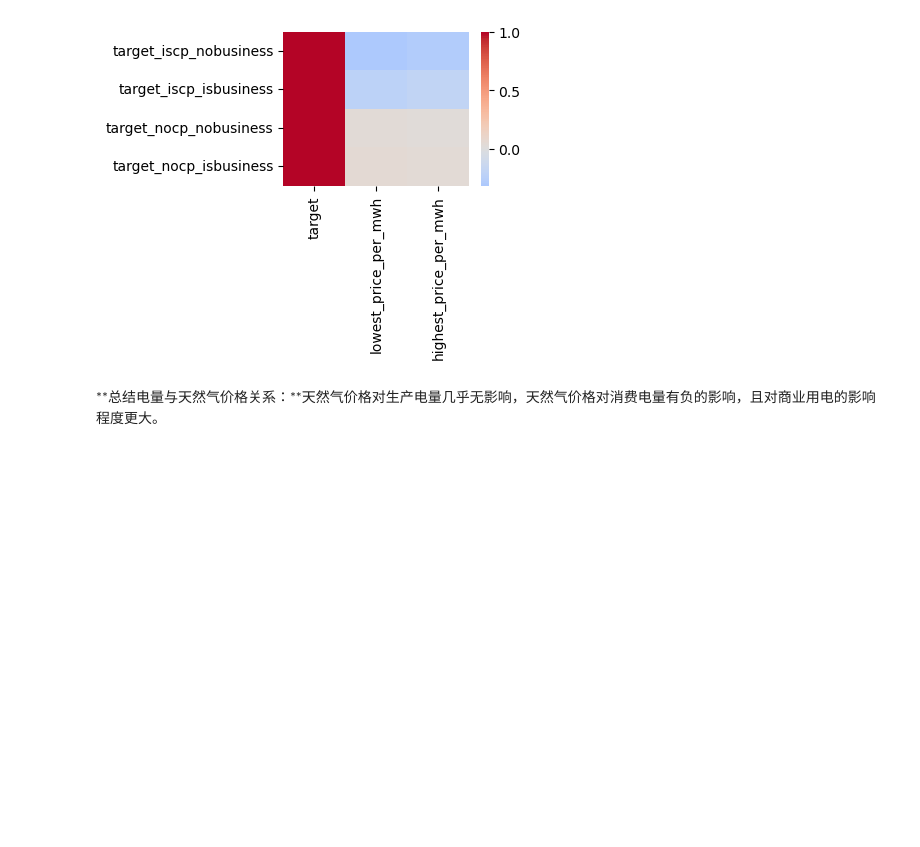
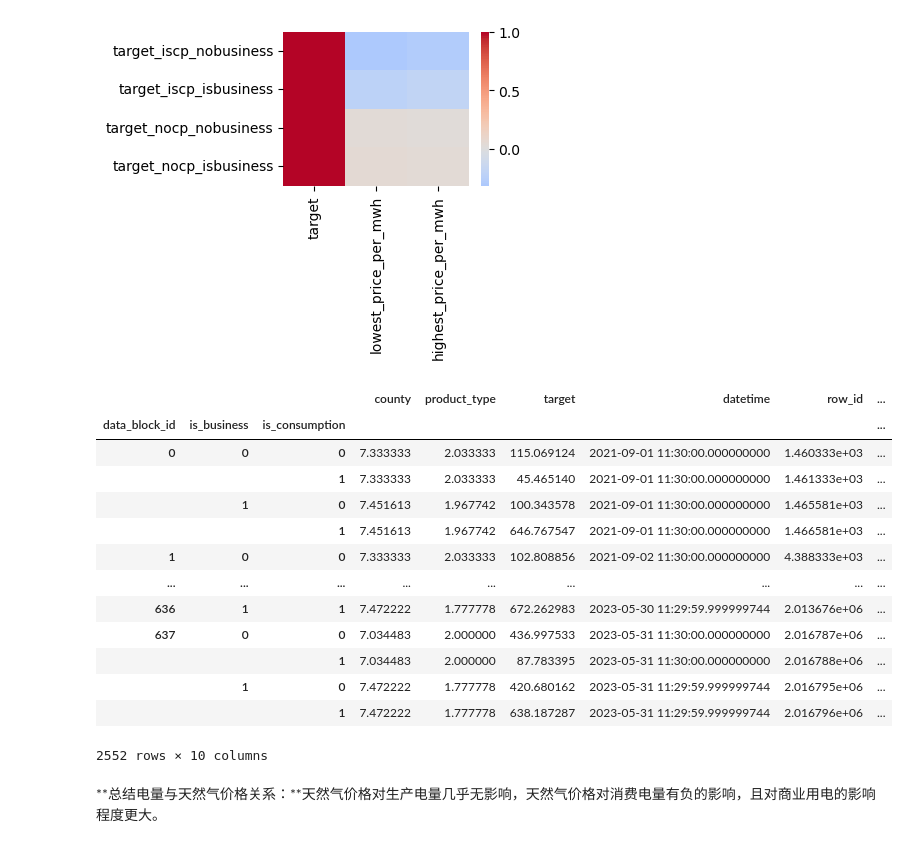
Before and after one commit to Accoutant/kaggle_competition, a Jupyter notebook: data_process/data_analysis_for_train.ipynb, the cells around one changed output. Cells and saved outputs as stored; diff of their text form; code cells hidden in the pictures; blank space fills up the shorter version.

```diff
--- a/data_process/data_analysis_for_train.ipynb
+++ b/data_process/data_analysis_for_train.ipynb
@@ -249,6 +249,24 @@ sns.heatmap(corr_data.T, cmap='coolwarm', center=0)
 # %% [output]
 <Axes: >
 [figure]
+# %%
+train_corr_gas = train.groupby(['data_block_id', 'is_business', 'is_consumption']).mean()
+train_corr_gas
+# %% [output]
+|  |  |  | county | product_type | target | datetime | row_id | ... |
+| data_block_id | is_business | is_consumption |  |  |  |  |  | ... |
+| 0 | 0 | 0 | 7.333333 | 2.033333 | 115.069124 | 2021-09-01 11:30:00.000000000 | 1.460333e+03 | ... |
+|  |  | 1 | 7.333333 | 2.033333 | 45.465140 | 2021-09-01 11:30:00.000000000 | 1.461333e+03 | ... |
+|  | 1 | 0 | 7.451613 | 1.967742 | 100.343578 | 2021-09-01 11:30:00.000000000 | 1.465581e+03 | ... |
+|  |  | 1 | 7.451613 | 1.967742 | 646.767547 | 2021-09-01 11:30:00.000000000 | 1.466581e+03 | ... |
+| 1 | 0 | 0 | 7.333333 | 2.033333 | 102.808856 | 2021-09-02 11:30:00.000000000 | 4.388333e+03 | ... |
+| ... | ... | ... | ... | ... | ... | ... | ... | ... |
+| 636 | 1 | 1 | 7.472222 | 1.777778 | 672.262983 | 2023-05-30 11:29:59.999999744 | 2.013676e+06 | ... |
+| 637 | 0 | 0 | 7.034483 | 2.000000 | 436.997533 | 2023-05-31 11:30:00.000000000 | 2.016787e+06 | ... |
+|  |  | 1 | 7.034483 | 2.000000 | 87.783395 | 2023-05-31 11:30:00.000000000 | 2.016788e+06 | ... |
+|  | 1 | 0 | 7.472222 | 1.777778 | 420.680162 | 2023-05-31 11:29:59.999999744 | 2.016795e+06 | ... |
+|  |  | 1 | 7.472222 | 1.777778 | 638.187287 | 2023-05-31 11:29:59.999999744 | 2.016796e+06 | ... |
+2552 rows × 10 columns
 # %% [markdown]
 **总结电量与天然气价格关系：**天然气价格对生产电量几乎无影响，天然气价格对消费电量有负的影响，且对商业用电的影响程度更大。
 # %% [markdown]
```
